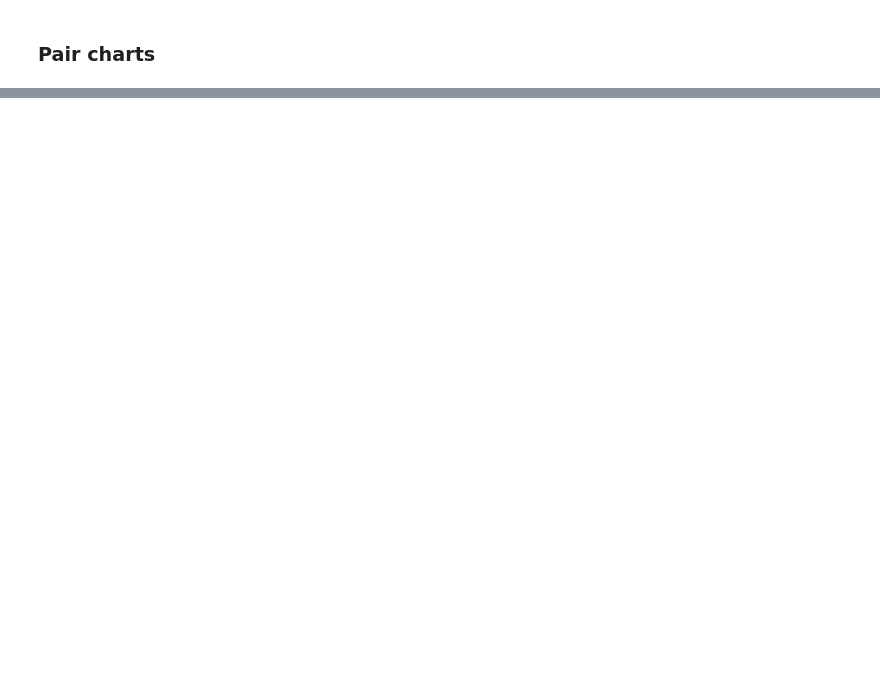
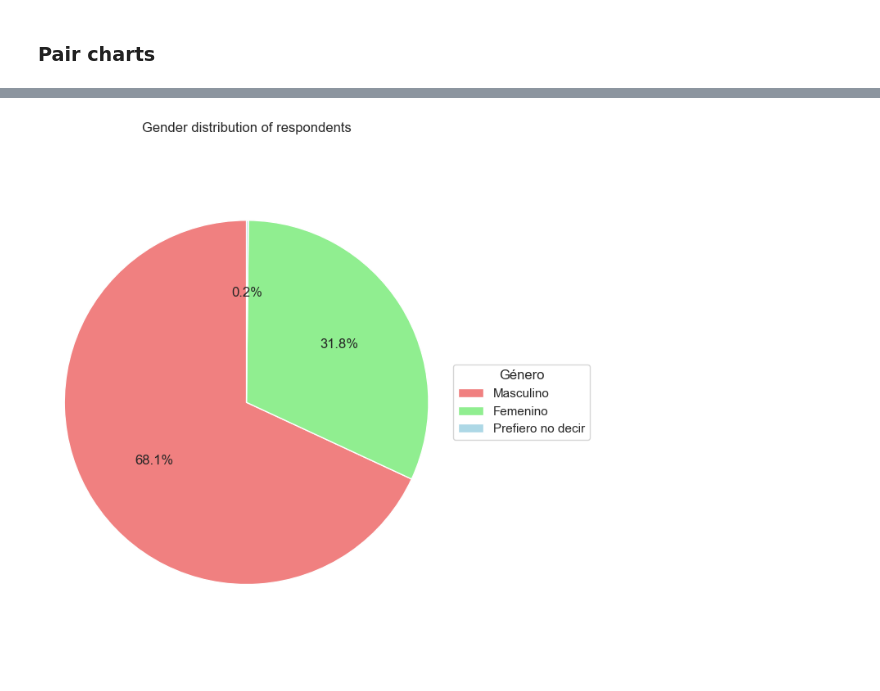
Before and after one commit to Esneider23/Project-talent, a Jupyter notebook: project/eda.ipynb, the cells around one changed output, grey strips where cells are left out. Cells and saved outputs as stored; diff of their text form; code cells hidden in the pictures; blank space fills up the shorter version.

```diff
--- a/project/eda.ipynb
+++ b/project/eda.ipynb
@@ -702,0 +752,27 @@ plt.show()
+# %%
+# Count how many respondents there are for each gender.
+
+count_masculino = df[df['Genero'] == 'Masculino'].shape[0]
+count_femenino = df[df['Genero'] == 'Femenino'].shape[0]
+count_prefiero_no_decir = df[df['Genero'] == 'Prefiero no decir'].shape[0]
+
+# Create the data for the chart
+labels = ['Masculino', 'Femenino', 'Prefiero no decir']
+sizes = [count_masculino, count_femenino, count_prefiero_no_decir]
+colors = ['lightcoral', 'lightgreen', 'lightblue']
+
+# Create cake graphic
+plt.figure(figsize=(7, 7))
+wedges, texts, autotexts = plt.pie(sizes, colors=colors, autopct='%1.1f%%', startangle=90)
+
+# Make sure that the graph is a circle.
+plt.axis('equal')
+
+plt.legend(wedges, labels, title="Género", loc="center left", bbox_to_anchor=(1, 0.5))
+
+plt.title('Gender distribution of respondents')
+
+plt.tight_layout()
+plt.show()
+# %% [output]
+[figure, added]
```
Also changed, not shown: parts of 19 cells of this notebook, 2 other files.
